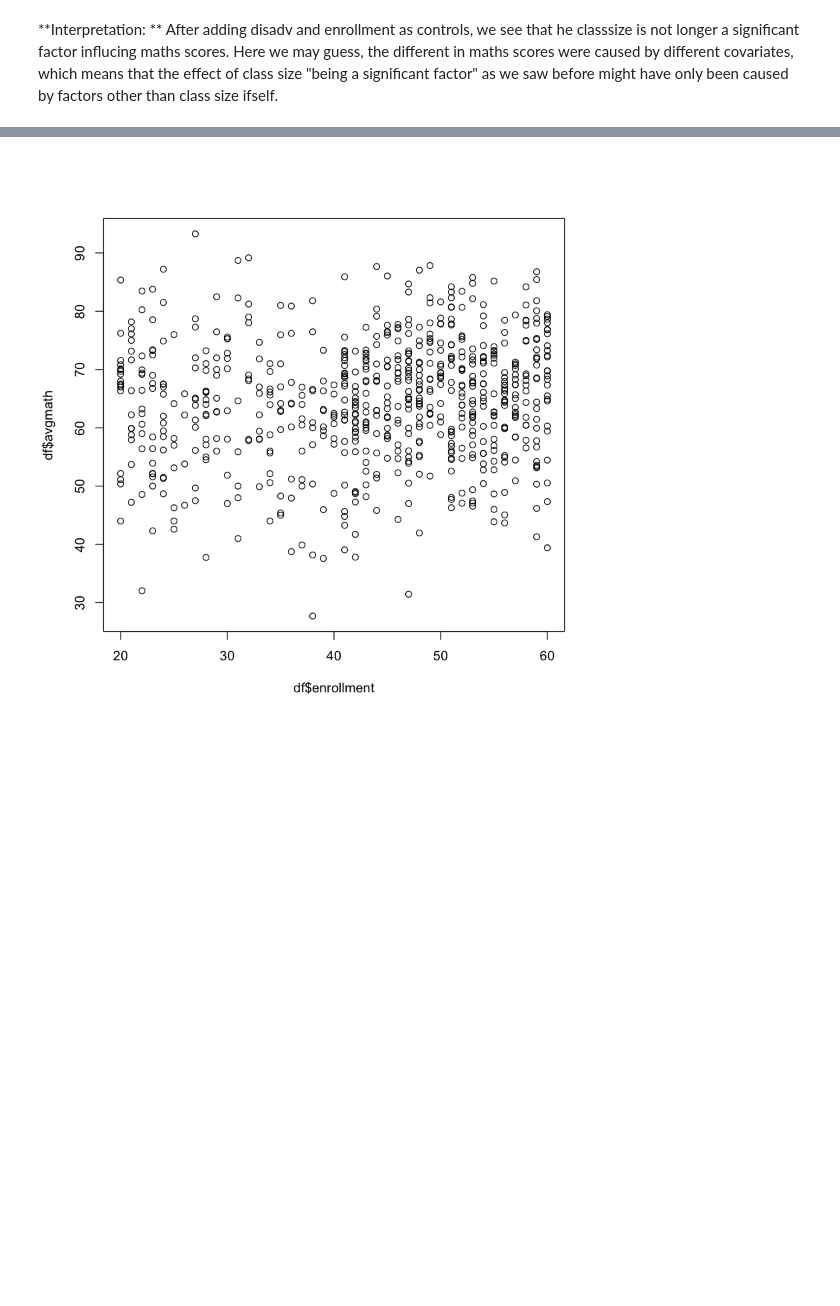
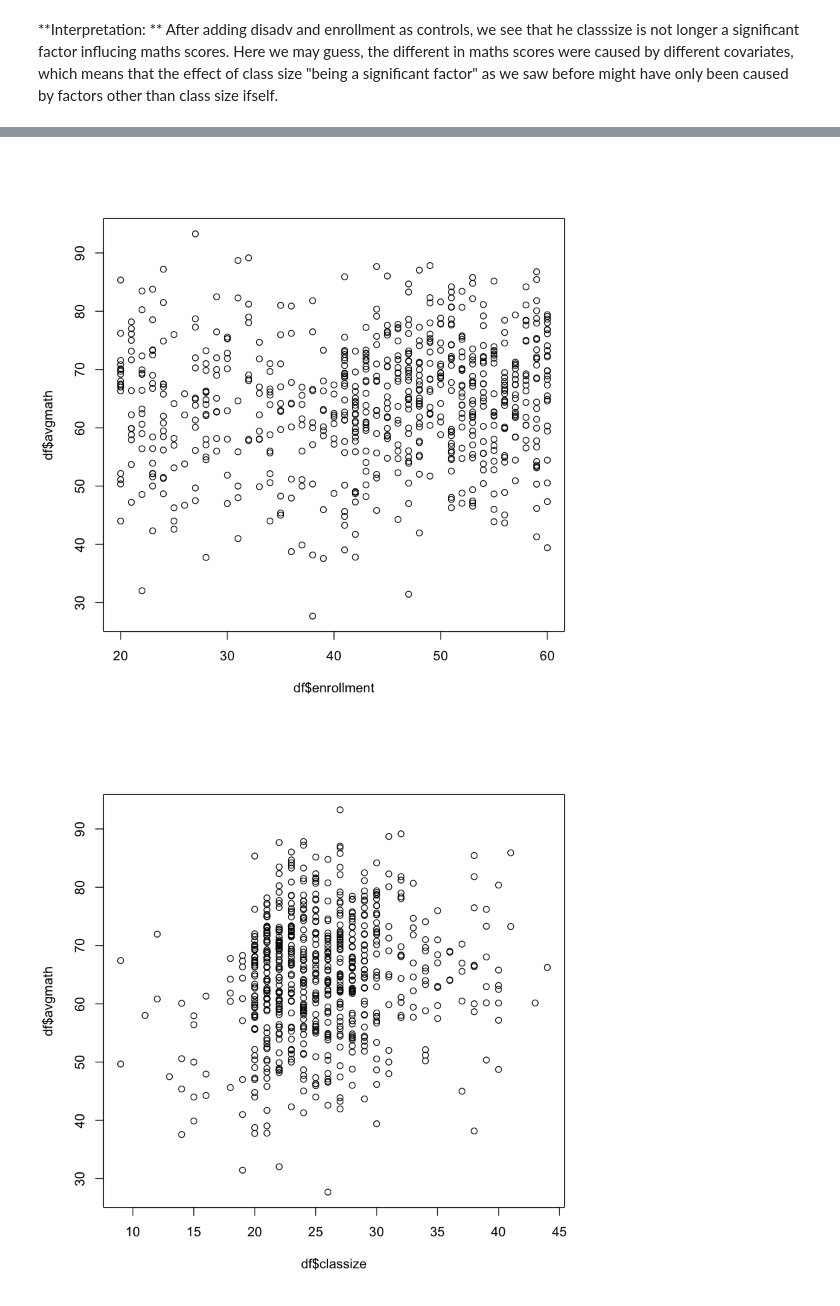
Before and after one commit to JessieJingxuGao/Causality-and-Learning-for-Intelligent-Decision-Making, a Jupyter notebook: hw2-5.ipynb, the cells around one changed output, grey strips where cells are left out. Saved outputs shown, nothing was run; the diff lists cells and outputs as text; code cells hidden in the pictures; blank space fills up the shorter version.

```diff
--- a/hw2-5.ipynb
+++ b/hw2-5.ipynb
@@ -156,18 +159,20 @@ Discontinuity occurs around enrollment at multiples of 40 but we still have **ov
 # %%
 df<-my_data[my_data$enrollment>=20 & my_data$enrollment<=60,]
 head(df)
 # summary(df)
 # hist(df$classize)
 plot(df$enrollment,df$classize)
 plot(df$enrollment,df$avgmath)
+plot(df$classize,df$avgmath)
 # %% [output]
 |  | schlcode | enrollment | classize | avgmath | avgverb | disadv |
 | 1 | 11005 | 54 | 28 | 74.11 | 70.5700 | 24 |
 | 2 | 11005 | 54 | 26 | 71.11 | 75.0000 | 24 |
 | 3 | 11006 | 37 | 22 | 64.00 | 75.4700 | 38 |
 | 4 | 11006 | 37 | 15 | 50.00 | 60.6475 | 38 |
 | 5 | 11009 | 32 | 32 | 68.38 | 73.9700 | 6 |
 | 19 | 11021 | 58 | 30 | 57.86 | 72.6400 | 11 |
 [figure]
 [figure]
+[figure, added]
 # %% [markdown]
```
Also changed, not shown: parts of 31 cells of this notebook.
